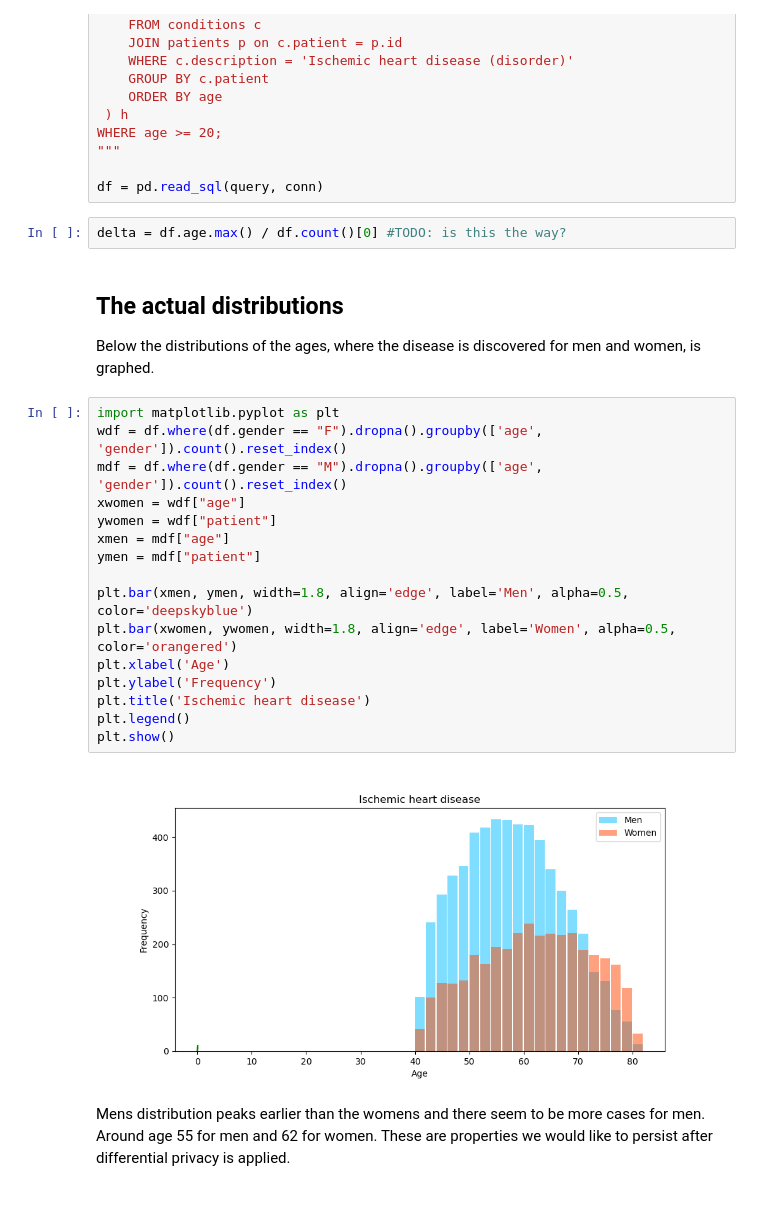
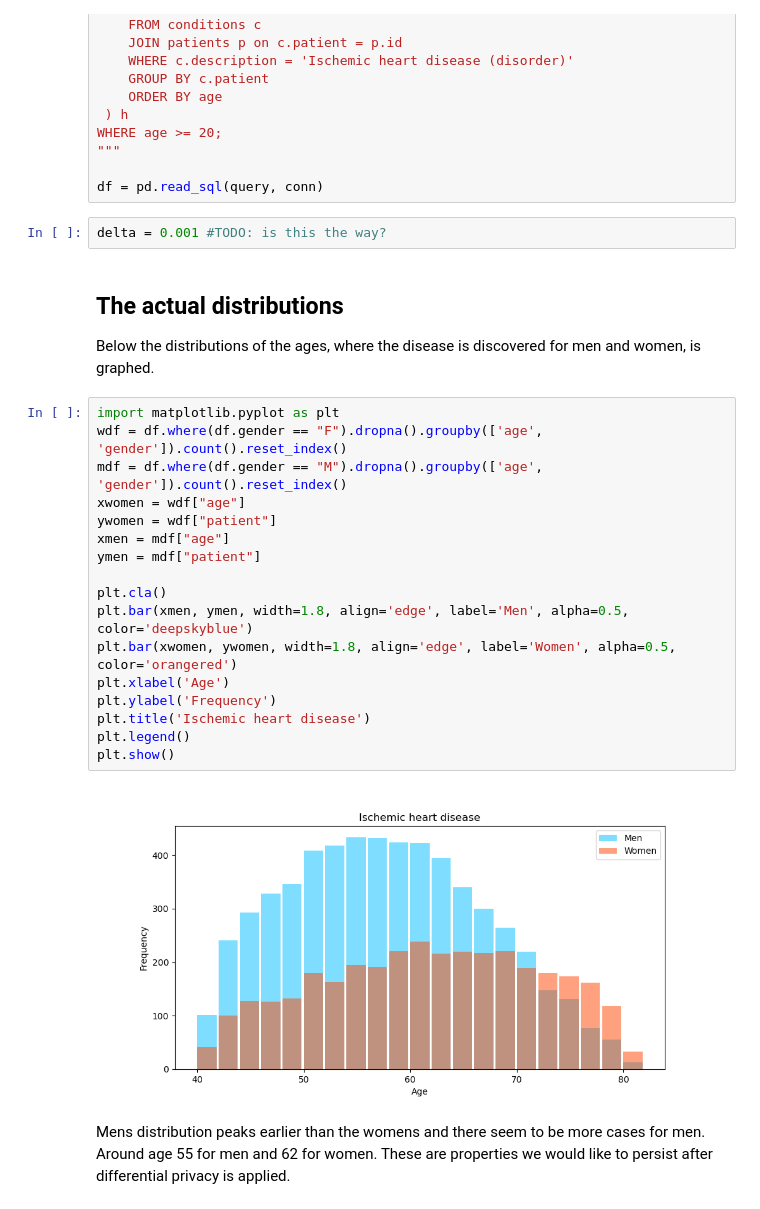
Before and after one commit to EatOreo/DifferentialPrivacyBiasExperiments, a Jupyter notebook: Main.ipynb, the cells around one changed output. Drawn from its saved outputs; the diff is of its cells as text.

```diff
--- a/Main.ipynb
+++ b/Main.ipynb
@@ -23,28 +23,29 @@ WHERE age >= 20;
 
 df = pd.read_sql(query, conn)
 # %%
-delta = df.age.max() / df.count()[0] #TODO: is this the way?
+delta = 0.001 #TODO: is this the way?
 # %% [markdown]
 ## The actual distributions
 Below the distributions of the ages, where the disease is discovered for men and women, is graphed.
 # %%
 import matplotlib.pyplot as plt
 wdf = df.where(df.gender == "F").dropna().groupby(['age', 'gender']).count().reset_index()
 mdf = df.where(df.gender == "M").dropna().groupby(['age', 'gender']).count().reset_index()
 xwomen = wdf["age"]
 ywomen = wdf["patient"]
 xmen = mdf["age"]
 ymen = mdf["patient"]
 
+plt.cla()
 plt.bar(xmen, ymen, width=1.8, align='edge', label='Men', alpha=0.5, color='deepskyblue')
 plt.bar(xwomen, ywomen, width=1.8, align='edge', label='Women', alpha=0.5, color='orangered')
 plt.xlabel('Age')
 plt.ylabel('Frequency')
 plt.title('Ischemic heart disease')
 plt.legend()
 plt.show()
 # %% [output]
-[figure, old version]
+[figure, new version]
 # %% [markdown]
 Mens distribution peaks earlier than the womens and there seem to be more cases for men. Around age 55 for men and 62 for women. These are properties we would like to persist after differential privacy is applied.
 # %% [markdown]
```
Also changed, not shown: parts of 6 cells of this notebook, 1 other file.
